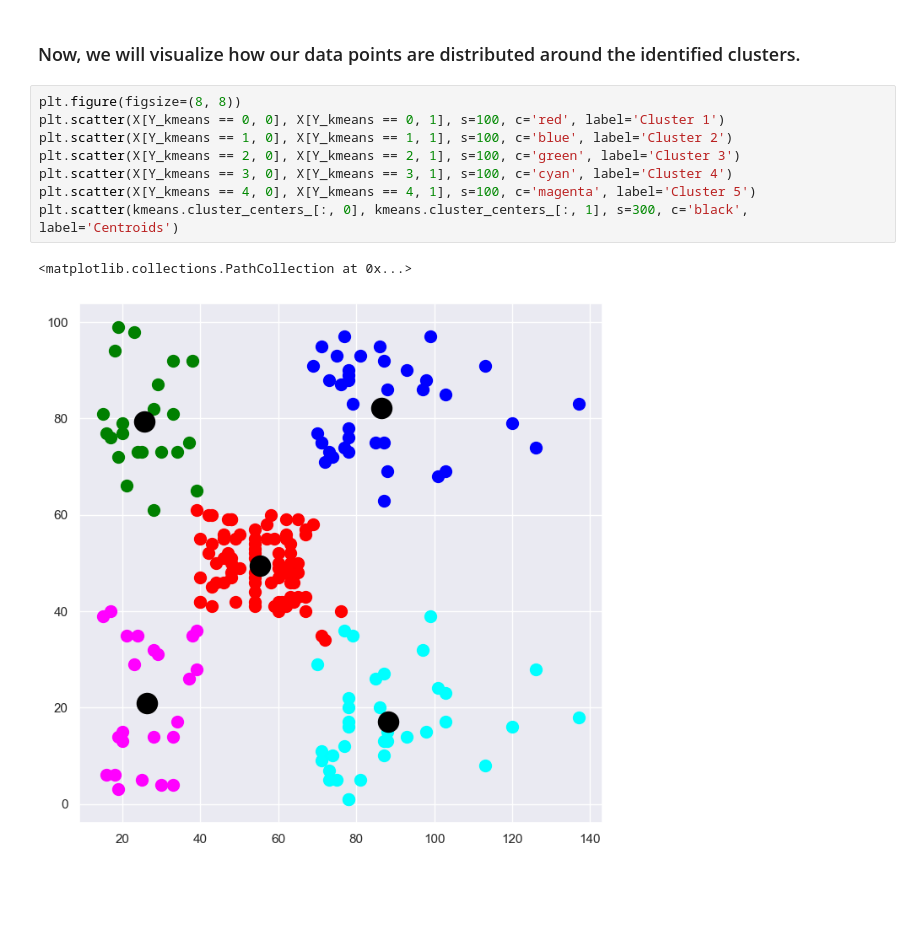
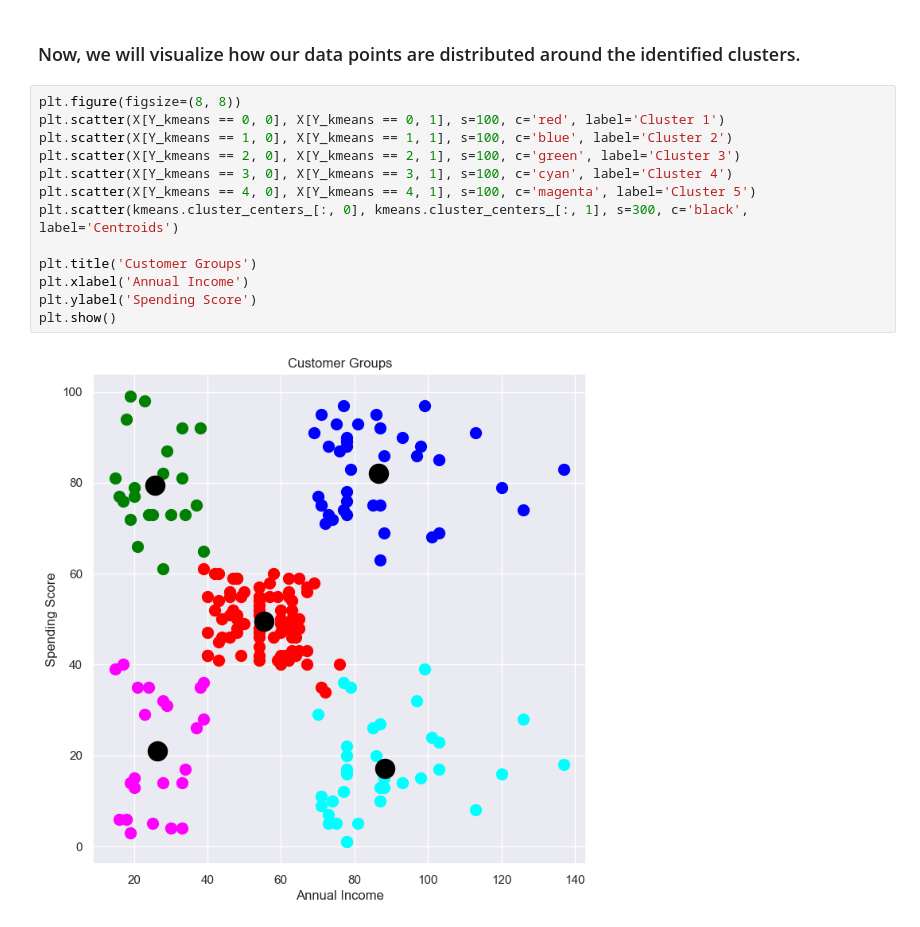
Before and after one commit to PrashanthKolluru/PredictiveJourney, a Jupyter notebook: CustomerSegmentationKmeans/CustomerSegKmeans.ipynb, the cells around one changed output. Saved outputs shown, nothing was run; the diff lists cells and outputs as text; blank space fills up the shorter version.

```diff
--- a/CustomerSegmentationKmeans/CustomerSegKmeans.ipynb
+++ b/CustomerSegmentationKmeans/CustomerSegKmeans.ipynb
@@ -110,11 +110,15 @@ print(Y_kmeans)
 # %%
 plt.figure(figsize=(8, 8))
 plt.scatter(X[Y_kmeans == 0, 0], X[Y_kmeans == 0, 1], s=100, c='red', label='Cluster 1')
 plt.scatter(X[Y_kmeans == 1, 0], X[Y_kmeans == 1, 1], s=100, c='blue', label='Cluster 2')
 plt.scatter(X[Y_kmeans == 2, 0], X[Y_kmeans == 2, 1], s=100, c='green', label='Cluster 3')
 plt.scatter(X[Y_kmeans == 3, 0], X[Y_kmeans == 3, 1], s=100, c='cyan', label='Cluster 4')
 plt.scatter(X[Y_kmeans == 4, 0], X[Y_kmeans == 4, 1], s=100, c='magenta', label='Cluster 5')
 plt.scatter(kmeans.cluster_centers_[:, 0], kmeans.cluster_centers_[:, 1], s=300, c='black', label='Centroids')
+
+plt.title('Customer Groups')
+plt.xlabel('Annual Income')
+plt.ylabel('Spending Score')
+plt.show()
 # %% [output]
-<matplotlib.collections.PathCollection at 0x...>
-[figure, old version]
+[figure, new version]
```
